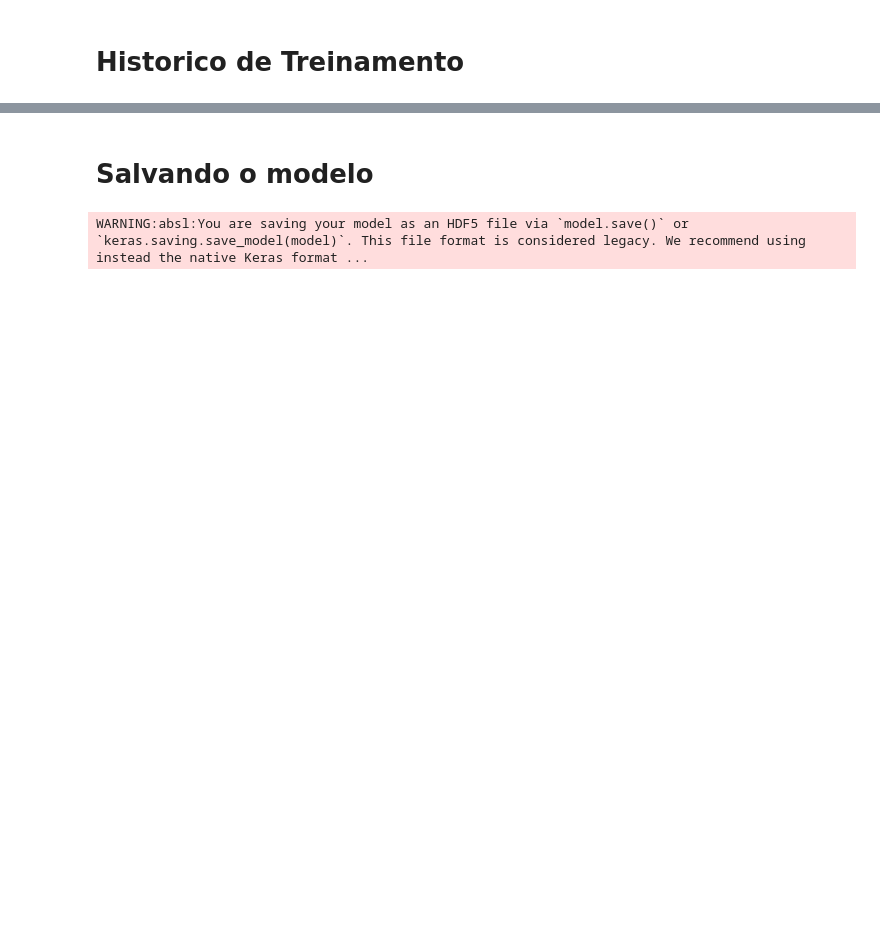
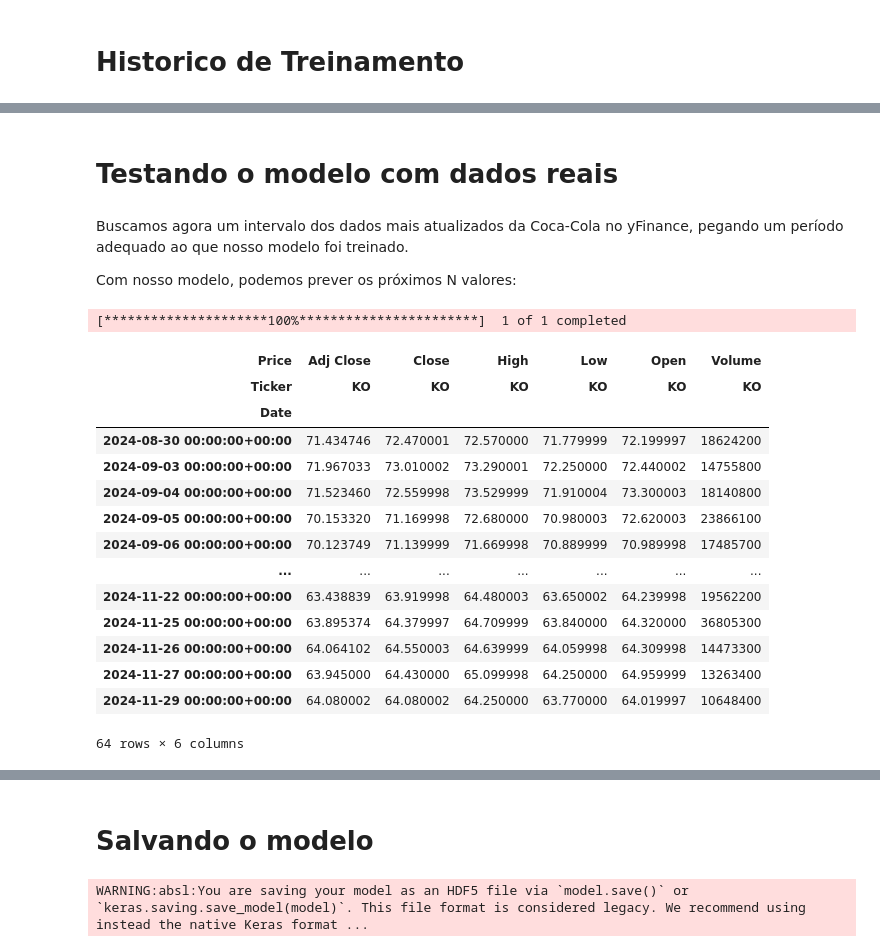
Before and after one commit to michelleluzrodrigues/tech-challenge-fase4, a Jupyter notebook: notebooks/train_model.ipynb, the cells around one changed output, grey strips where cells are left out. Cells and saved outputs as stored; diff of their text form; code cells hidden in the pictures; blank space fills up the shorter version.

```diff
--- a/notebooks/train_model.ipynb
+++ b/notebooks/train_model.ipynb
@@ -204,0 +237,30 @@ plt.show()
+# %% [markdown]
+# Testando o modelo com dados reais
+# %% [markdown]
+Buscamos agora um intervalo dos dados mais atualizados da Coca-Cola no yFinance, pegando um período adequado ao que nosso modelo foi treinado.
+
+Com nosso modelo, podemos prever os próximos N valores:
+# %%
+import numpy as np
+import yfinance as yf
+from sklearn.preprocessing import MinMaxScaler
+
+test_data = yf.download('KO', period='3mo', interval='1d')
+test_data
+# %% [output]
+[*********************100%***********************]  1 of 1 completed
+| Price | Adj Close | Close | High | Low | Open | Volume |
+| Ticker | KO | KO | KO | KO | KO | KO |
+| Date |  |  |  |  |  |  |
+| 2024-08-30 00:00:00+00:00 | 71.434746 | 72.470001 | 72.570000 | 71.779999 | 72.199997 | 18624200 |
+| 2024-09-03 00:00:00+00:00 | 71.967033 | 73.010002 | 73.290001 | 72.250000 | 72.440002 | 14755800 |
+| 2024-09-04 00:00:00+00:00 | 71.523460 | 72.559998 | 73.529999 | 71.910004 | 73.300003 | 18140800 |
+| 2024-09-05 00:00:00+00:00 | 70.153320 | 71.169998 | 72.680000 | 70.980003 | 72.620003 | 23866100 |
+| 2024-09-06 00:00:00+00:00 | 70.123749 | 71.139999 | 71.669998 | 70.889999 | 70.989998 | 17485700 |
+| ... | ... | ... | ... | ... | ... | ... |
+| 2024-11-22 00:00:00+00:00 | 63.438839 | 63.919998 | 64.480003 | 63.650002 | 64.239998 | 19562200 |
+| 2024-11-25 00:00:00+00:00 | 63.895374 | 64.379997 | 64.709999 | 63.840000 | 64.320000 | 36805300 |
+| 2024-11-26 00:00:00+00:00 | 64.064102 | 64.550003 | 64.639999 | 64.059998 | 64.309998 | 14473300 |
+| 2024-11-27 00:00:00+00:00 | 63.945000 | 64.430000 | 65.099998 | 64.250000 | 64.959999 | 13263400 |
+| 2024-11-29 00:00:00+00:00 | 64.080002 | 64.080002 | 64.250000 | 63.770000 | 64.019997 | 10648400 |
+64 rows × 6 columns
```
Also changed, not shown: parts of 15 cells of this notebook, 2 other files.
